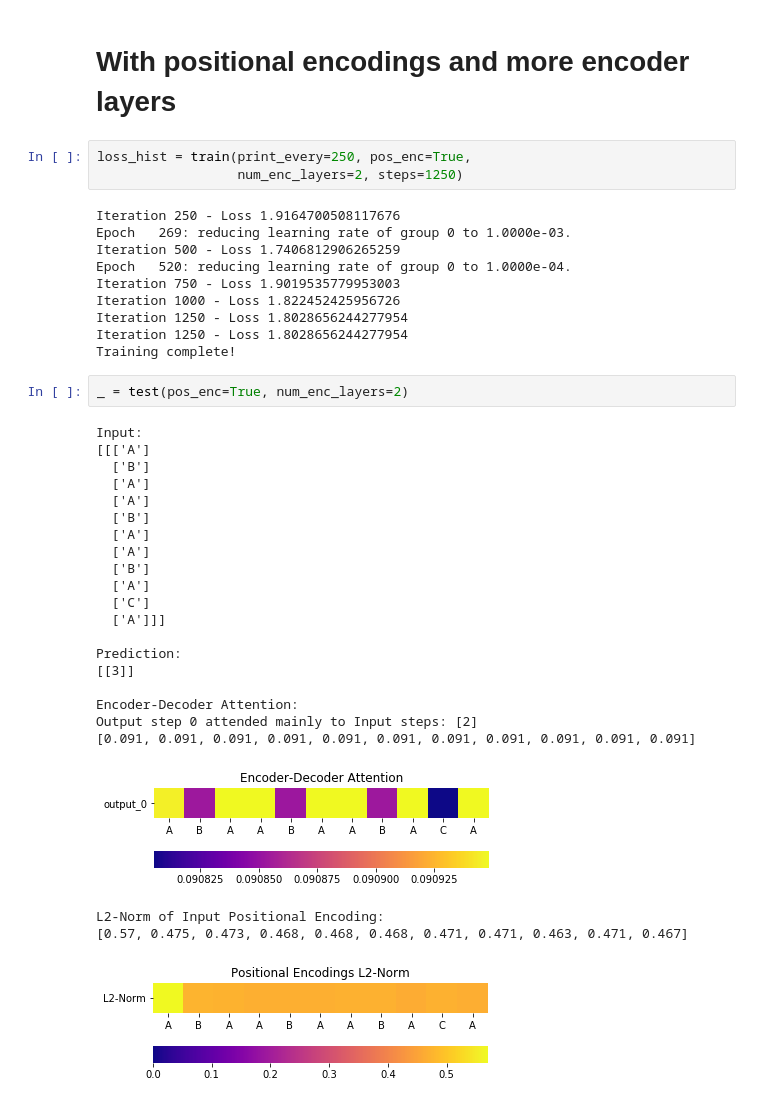
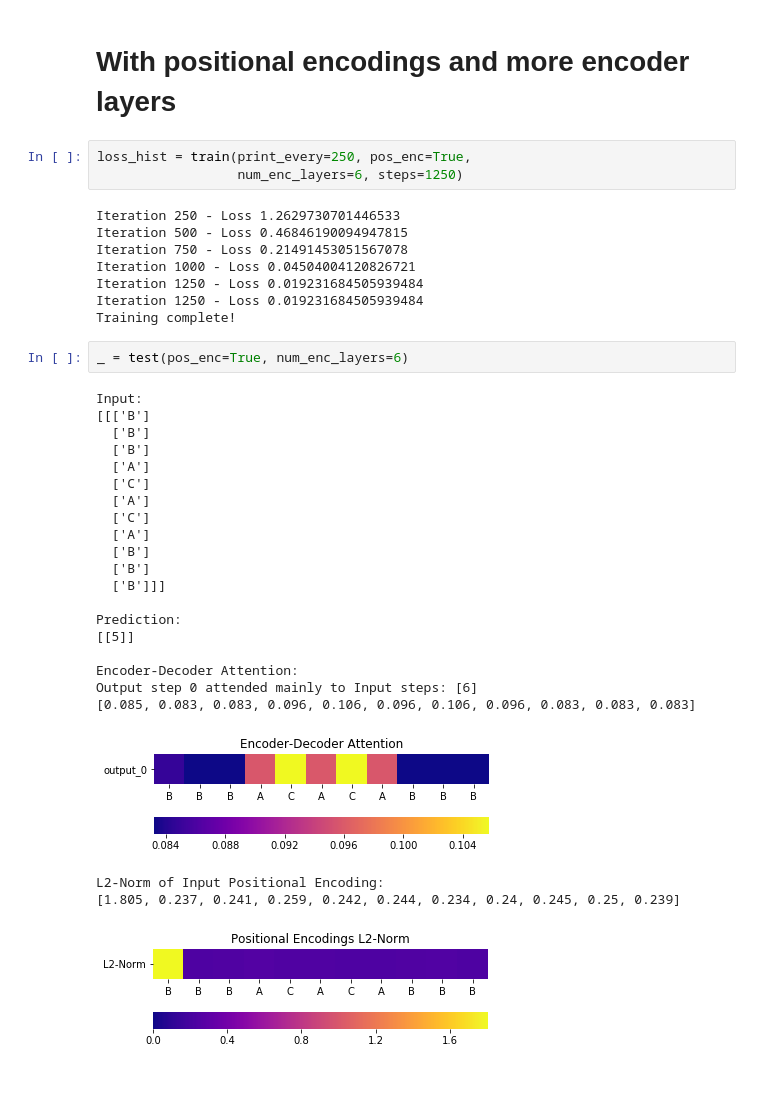
Before and after one commit to aleksandrskoselevs/transformer-attention-tutorial, a Jupyter notebook: 3_signal/notebook-runs.ipynb, the cells around one changed output. Saved outputs shown, nothing was run; the diff lists cells and outputs as text.

```diff
--- a/3_signal/notebook-runs.ipynb
+++ b/3_signal/notebook-runs.ipynb
@@ -118,40 +115,38 @@ L2-Norm of Input Positional Encoding:
 # With positional encodings and more encoder layers
 # %%
 loss_hist = train(print_every=250, pos_enc=True,
-                  num_enc_layers=2, steps=1250)
+                  num_enc_layers=6, steps=1250)
 # %% [output]
-Iteration 250 - Loss 1.9164700508117676
-Epoch   269: reducing learning rate of group 0 to 1.0000e-03.
-Iteration 500 - Loss 1.7406812906265259
-Epoch   520: reducing learning rate of group 0 to 1.0000e-04.
-Iteration 750 - Loss 1.9019535779953003
-Iteration 1000 - Loss 1.822452425956726
-Iteration 1250 - Loss 1.8028656244277954
-Iteration 1250 - Loss 1.8028656244277954
+Iteration 250 - Loss 1.2629730701446533
+Iteration 500 - Loss 0.46846190094947815
+Iteration 750 - Loss 0.21491453051567078
+Iteration 1000 - Loss 0.04504004120826721
+Iteration 1250 - Loss 0.019231684505939484
+Iteration 1250 - Loss 0.019231684505939484
 Training complete!
 # %%
-_ = test(pos_enc=True, num_enc_layers=2)
+_ = test(pos_enc=True, num_enc_layers=6)
 # %% [output]
 Input:
-[[['A']
+[[['B']
   ['B']
-  ['A']
-  ['A']
-  ['B']
-  ['A']
-  ['A']
   ['B']
   ['A']
   ['C']
-  ['A']]]
+  ['A']
+  ['C']
+  ['A']
+  ['B']
+  ['B']
+  ['B']]]
 
 Prediction:
-[[3]]
+[[5]]
 
 Encoder-Decoder Attention:
-Output step 0 attended mainly to Input steps: [2]
-[0.091, 0.091, 0.091, 0.091, 0.091, 0.091, 0.091, 0.091, 0.091, 0.091, 0.091]
+Output step 0 attended mainly to Input steps: [6]
+[0.085, 0.083, 0.083, 0.096, 0.106, 0.096, 0.106, 0.096, 0.083, 0.083, 0.083]
-[figure, old version]
+[figure, new version]
 L2-Norm of Input Positional Encoding:
-[0.57, 0.475, 0.473, 0.468, 0.468, 0.468, 0.471, 0.471, 0.463, 0.471, 0.467]
+[1.805, 0.237, 0.241, 0.259, 0.242, 0.244, 0.234, 0.24, 0.245, 0.25, 0.239]
-[figure, old version]
+[figure, new version]
```
Also changed, not shown: parts of 5 cells of this notebook, 1 other file.
